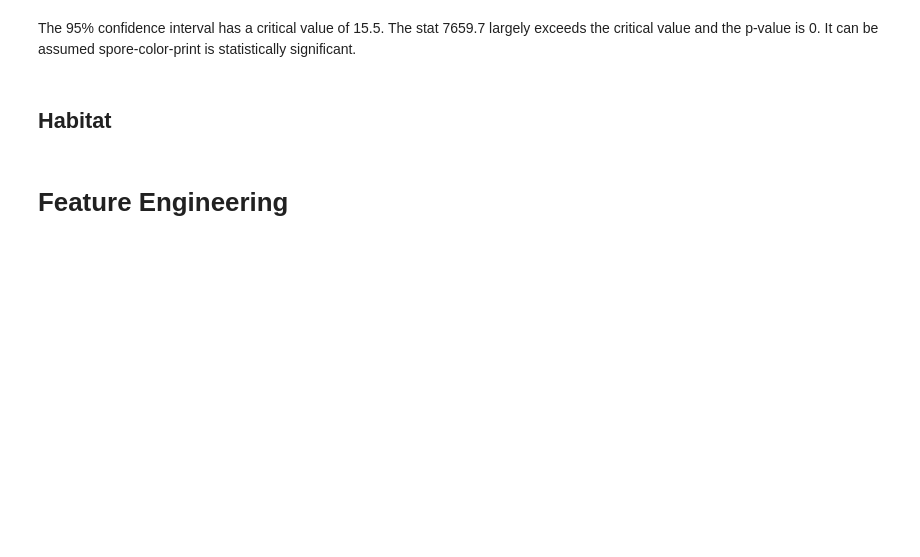
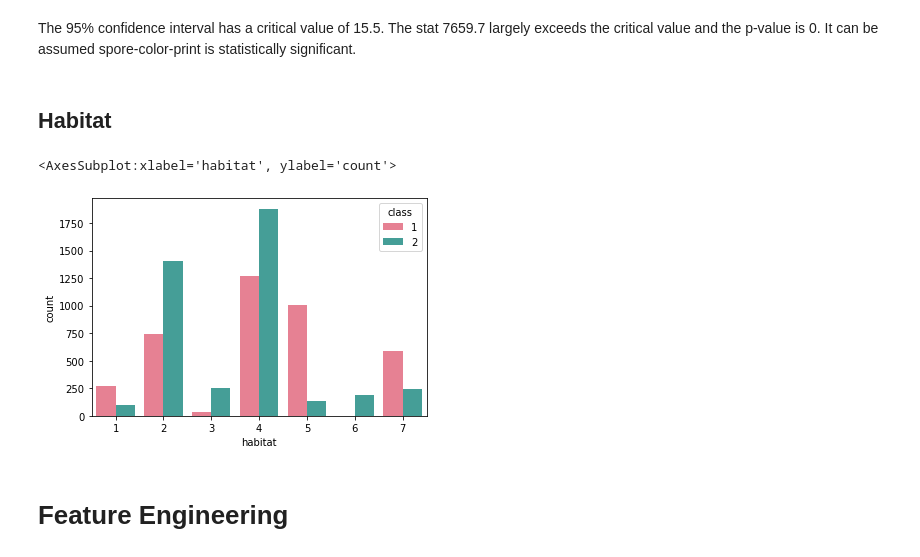
Before and after one commit to raizelistaken/Classification_project3, a Jupyter notebook: Thursday.ipynb, the cells around one changed output. Cells and saved outputs as stored; diff of their text form; code cells hidden in the pictures; blank space fills up the shorter version.

```diff
--- a/Thursday.ipynb
+++ b/Thursday.ipynb
@@ -272,3 +274,8 @@ Dependent (reject H0)
 The 95% confidence interval has a critical value of 15.5. The stat 7659.7 largely exceeds the critical value and the p-value is 0. It can be assumed spore-color-print is statistically significant.
 # %% [markdown]
 ## Habitat
+# %%
+sns.countplot(x='habitat', hue="class", data=df, palette = 'husl')
+# %% [output]
+<AxesSubplot:xlabel='habitat', ylabel='count'>
+[figure, added]
```
Also changed, not shown: parts of 4 cells of this notebook.
